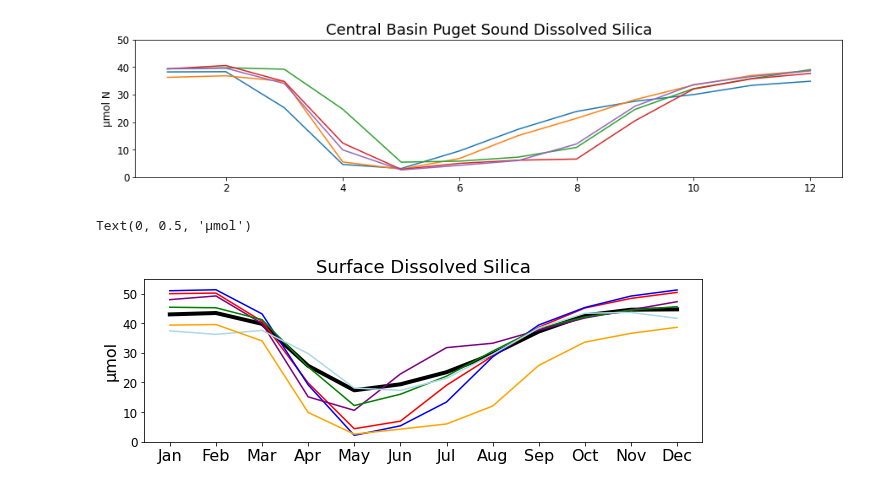
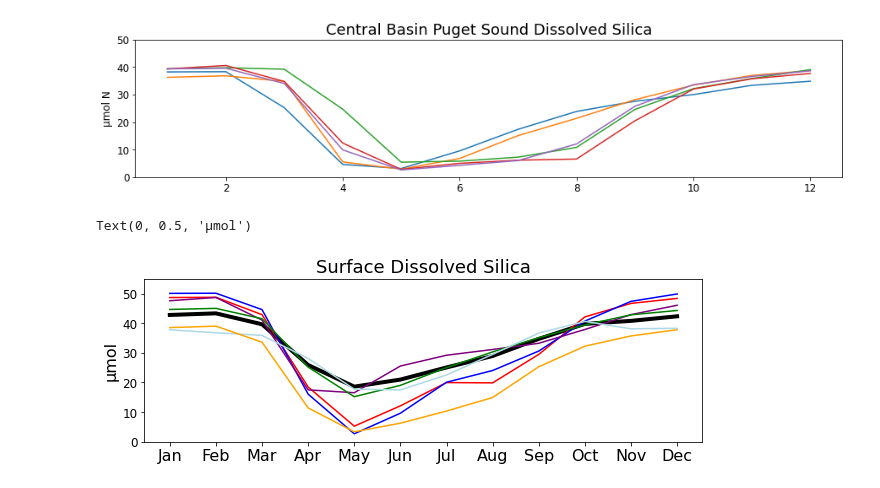
Before and after one commit to SalishSeaCast/analysis-karyn, a Jupyter notebook: notebooks/CLUSTER_UNIVERSAL/SalishSea_Silicate.ipynb, the cells around one changed output. Cells and saved outputs as stored; diff of their text form; code cells hidden in the pictures.

```diff
--- a/notebooks/CLUSTER_UNIVERSAL/SalishSea_Silicate.ipynb
+++ b/notebooks/CLUSTER_UNIVERSAL/SalishSea_Silicate.ipynb
@@ -506,33 +518,40 @@ for i in range(0,5):
+# %%
+CSOGClim=((monthly_array_silicon_surface_CSOGslicemean[0,:]+monthly_array_silicon_surface_CSOGslicemean[1,:]+\
+        monthly_array_silicon_surface_CSOGslicemean[2,:]+monthly_array_silicon_surface_CSOGslicemean[3,:]+\
+        monthly_array_silicon_surface_CSOGslicemean[4,:])/5)
+# %%
+SSOGClim=((monthly_array_silicon_surface_SSOGslicemean[0,:]+monthly_array_silicon_surface_SSOGslicemean[1,:]+\
+        monthly_array_silicon_surface_SSOGslicemean[2,:]+monthly_array_silicon_surface_SSOGslicemean[3,:]+\
+        monthly_array_silicon_surface_SSOGslicemean[4,:])/5)
+# %%
+JDFClim=((monthly_array_silicon_surface_JDFslicemean[0,:]+monthly_array_silicon_surface_JDFslicemean[1,:]+\
+        monthly_array_silicon_surface_JDFslicemean[2,:]+monthly_array_silicon_surface_JDFslicemean[3,:]+\
+        monthly_array_silicon_surface_JDFslicemean[4,:])/5)
+# %%
+CBClim=((monthly_array_silicon_surface_CBslicemean[0,:]+monthly_array_silicon_surface_CBslicemean[1,:]+\
+        monthly_array_silicon_surface_CBslicemean[2,:]+monthly_array_silicon_surface_CBslicemean[3,:]+\
+        monthly_array_silicon_surface_CBslicemean[4,:])/5)
 # %%
 fig, ax = plt.subplots(figsize=(10, 3))
 bbox = {'boxstyle': 'round', 'facecolor': 'w', 'alpha': 0.9}
 cmap = plt.get_cmap('tab10')
 palette = [cmap(0), cmap(0.2), 'k', cmap(0.1), cmap(0.3)]
 ax.set_xticks(np.arange(1,13,1))
 ax.set_xticklabels(['Jan','Feb','Mar','Apr','May','Jun','Jul','Aug','Sep','Oct','Nov','Dec'],fontsize=16) #where you replace axs[0] with whatever your axis is named
 
-siliconSS=(monthly_array_silicon_surface_SSslicemean[i,:])
-siliconNSOG=(monthly_array_silicon_surface_NSOGslicemean[i,:])
-siliconB=(monthly_array_silicon_surface_Bslicemean[i,:])
-siliconCSOG=(monthly_array_silicon_surface_CSOGslicemean[i,:])
-siliconSSOG=(monthly_array_silicon_surface_SSOGslicemean[i,:])
-siliconJDF=(monthly_array_silicon_surface_JDFslicemean[i,:])
-siliconCB=(monthly_array_silicon_surface_CBslicemean[i,:])
 
-
-
-ax.plot(np.arange(1,13), siliconSS,label='Salish Sea',color='k',linewidth=4)
-ax.plot(np.arange(1,13), siliconNSOG,label='Northern SoG',color='r')
-ax.plot(np.arange(1,13), siliconB,label='Baynes Sound',color='blue')
-ax.plot(np.arange(1,13), siliconCSOG,label='Central SoG',color='purple')
-ax.plot(np.arange(1,13), siliconSSOG,label='Southern SoG',color='green')
-ax.plot(np.arange(1,13), siliconJDF,label='Juan de Fuca',color='lightblue')
-ax.plot(np.arange(1,13), siliconCB,label='Puget Sound',color='orange')
+ax.plot(np.arange(1,13), SSClim,label='Salish Sea',color='k',linewidth=4)
+ax.plot(np.arange(1,13), NSOGClim,label='Northern SoG',color='r')
+ax.plot(np.arange(1,13), BClim,label='Baynes Sound',color='blue')
+ax.plot(np.arange(1,13), CSOGClim,label='Central SoG',color='purple')
+ax.plot(np.arange(1,13), SSOGClim,label='Southern SoG',color='green')
+ax.plot(np.arange(1,13), JDFClim,label='Juan de Fuca',color='lightblue')
+ax.plot(np.arange(1,13), CBClim,label='Puget Sound',color='orange')
 
 ax.set_title('Surface Dissolved Silica',fontsize=18)
 ax.legend((),frameon=False,bbox_to_anchor=(1,1.0),fontsize=16)
 ax.set_ylim(0,55)
 ax.set_ylabel('\u03bcmol',fontsize=16)
 # %% [output]
 Text(0, 0.5, 'μmol')
-[figure, old version]
+[figure, new version]
```
Also changed, not shown: parts of 3 cells of this notebook, 2 other files.
